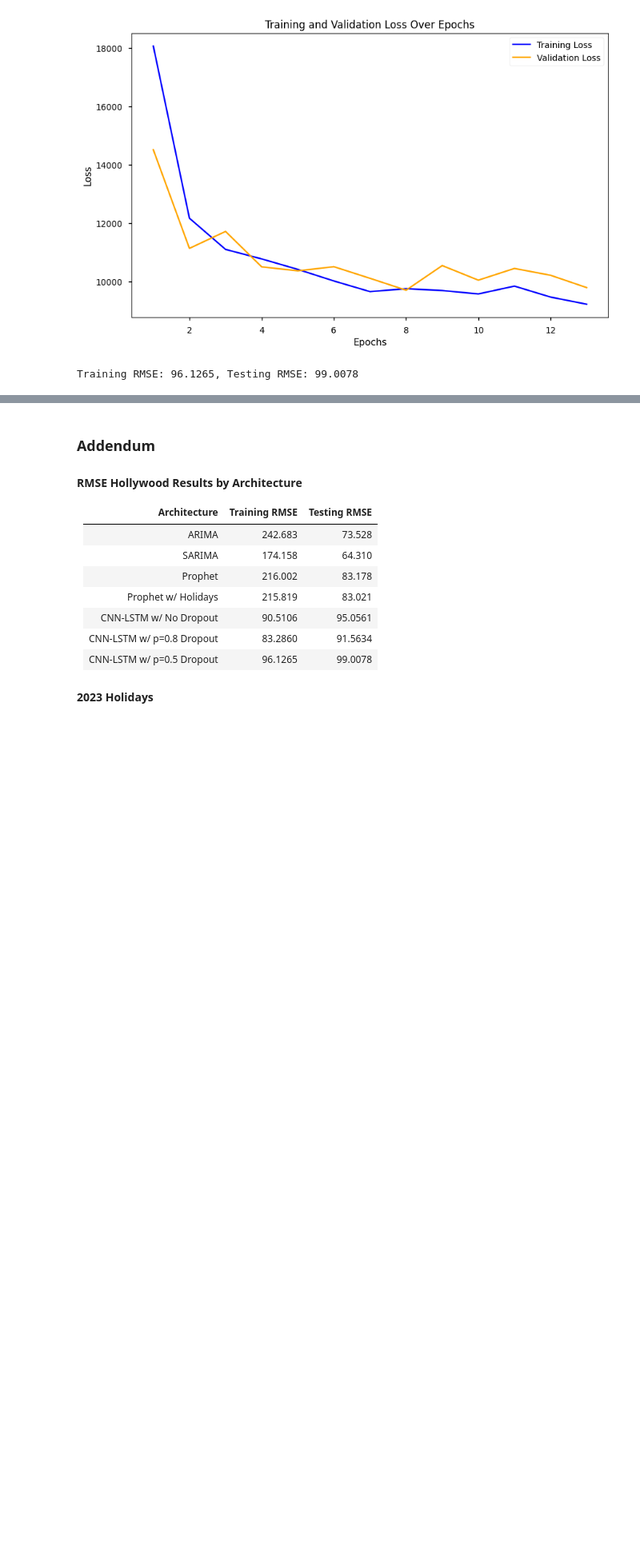
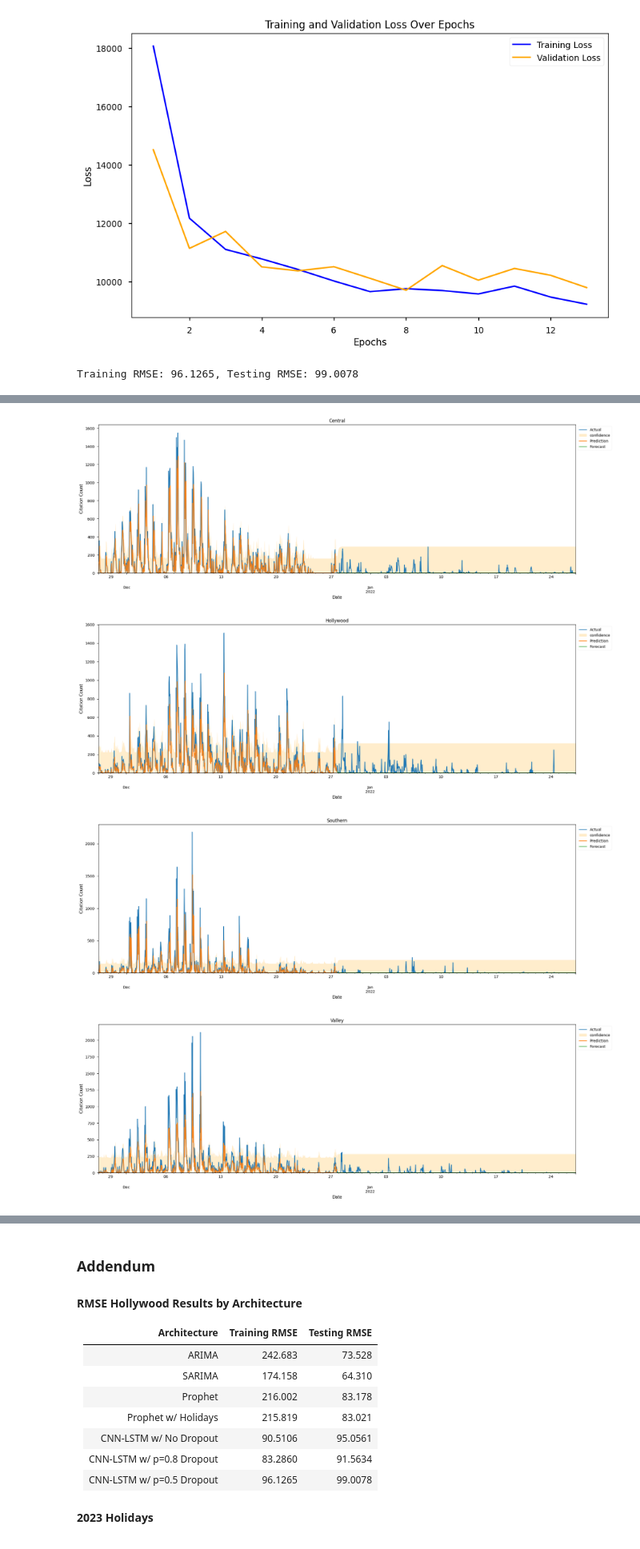
Before and after one commit to evangabe/strategic-parking-enforcement, a Jupyter notebook: 02_featurization.ipynb, the cells around one changed output, grey strips where cells are left out. Shown at 80% size. Drawn from its saved outputs; the diff is of its cells as text; code cells hidden in the pictures; blank space fills up the shorter version.

Commit message:
debugging sarima model

```diff
--- a/02_featurization.ipynb
+++ b/02_featurization.ipynb
@@ -354,0 +436,8 @@ torch.save(cnn_lstm_model.model.state_dict(), 'cnn_lstm_1_0.pth')
+# %%
+# Load best SARIMA order and seasonal_order
+best_sarimax_results = pd.read_pickle('data/pickle/sarimax_results.pickle')
+best_order, best_seasonal_order = sarimax_results.iloc[0, :3].values, sarimax_results.iloc[0, 3:-1].values
+# %%
+# Train all of the models
+for district in districts:
+    sarima_models_by_district[district].fit(order=best_order, s_order=best_seasonal_order)
@@ -354,0 +551,38 @@ torch.save(cnn_lstm_model.model.state_dict(), 'cnn_lstm_1_0.pth')
+# %%
+for district in districts:
+    # Get SARIMA predictions
+    sarima_models_by_district[district].predict()
+# %%
+from data.eda import get_timerange
+import matplotlib.pyplot as plt
+plt.style.use("seaborn-v0_8-notebook")
+
+# Specialized plotting function
+def plot_district_sarima(sarima_models):
+
+    for i, district in enumerate(districts):
+
+        plt.figure(figsize=(20, 7))
+        model = sarima_models[district]
+
+        pred_conf, fore_conf = model.pred.conf_int(), model.fore.conf_int()
+
+        ax = get_timerange(model.ts, pred_conf.index[0], fore_conf.index[-1]).plot(label='Actual')
+        ax.fill_between(pred_conf.index, pred_conf.iloc[:,0], pred_conf.iloc[:,1], alpha=0.2, color="orange", label='confidence')
+        ax.fill_between(fore_conf.index, fore_conf.iloc[:,0], fore_conf.iloc[:,1], alpha=0.2, color="orange")
+        model.pred.predicted_mean.plot(ax=ax, label='Prediction', alpha=0.9)
+        model.fore.predicted_mean.plot(ax=ax, label='Forecast', alpha=0.9)
+        plt.ylim(bottom=0)
+        plt.title(district)
+        plt.ylabel('Citation Count')
+        plt.xlabel('Date')
+        plt.legend(bbox_to_anchor=(1,1), loc="upper left")
+        plt.tight_layout()
+        plt.show()
+
+plot_district_sarima(sarima_models_by_district)
+# %% [output]
+[figure, added]
+[figure, added]
+[figure, added]
+[figure, added]
```
Also changed, not shown: parts of 7 cells of this notebook, 1 other file.
